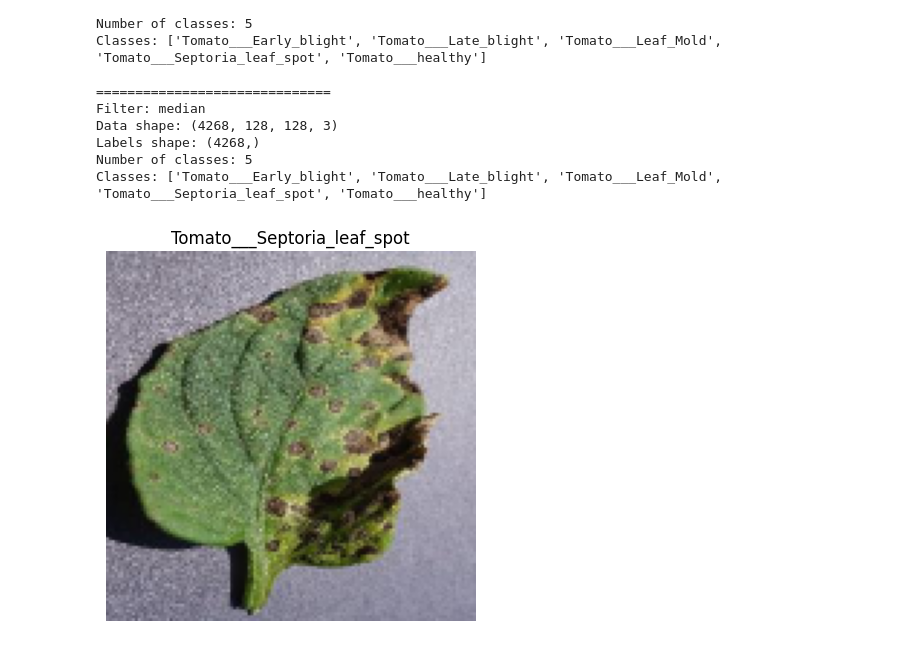
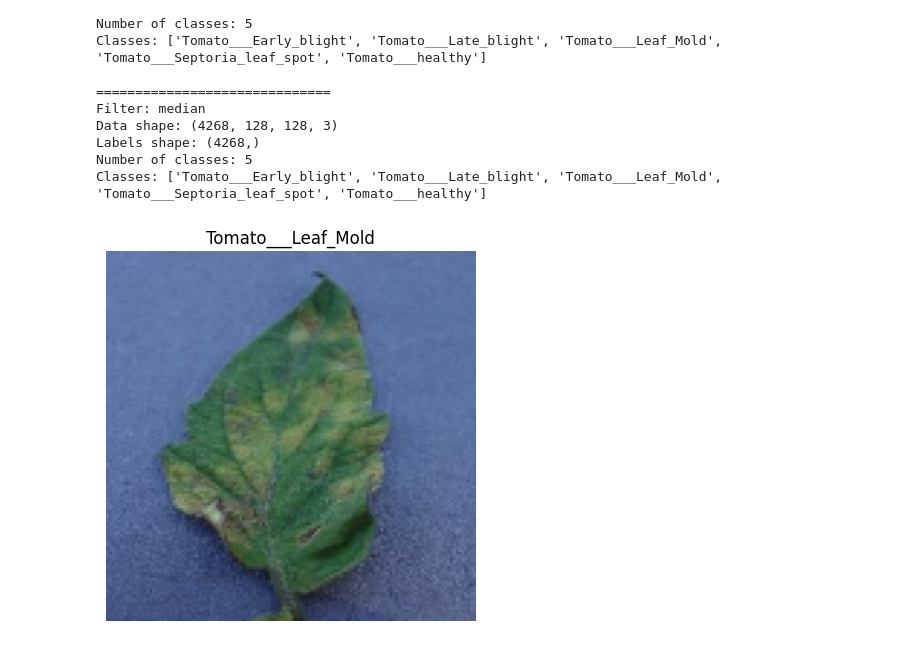
Before and after one commit to Basmaess1/Plant_disease_detection, a Jupyter notebook: srcs/preprocess.ipynb, the cells around one changed output. Drawn from its saved outputs; the diff is of its cells as text; code cells hidden in the pictures.

```diff
--- a/srcs/preprocess.ipynb
+++ b/srcs/preprocess.ipynb
@@ -78,15 +78,15 @@ Classes: ['Tomato___Early_blight', 'Tomato___Late_blight', 'Tomato___Leaf_Mold',
 # %%
 import matplotlib.pyplot as plt
 
 data, labels, classes = load_dataset(dataset_path, filter_type="none")
 
-index = 3455
+index = 2232
 plt.imshow(data[index])
 plt.title(classes[labels[index]])
 plt.axis("off")
 plt.show()
 # %% [output]
-[figure, old version]
+[figure, new version]
 # %%
 from sklearn.model_selection import train_test_split
 from sklearn.utils import shuffle
```
Also changed, not shown: parts of 9 cells of this notebook.
